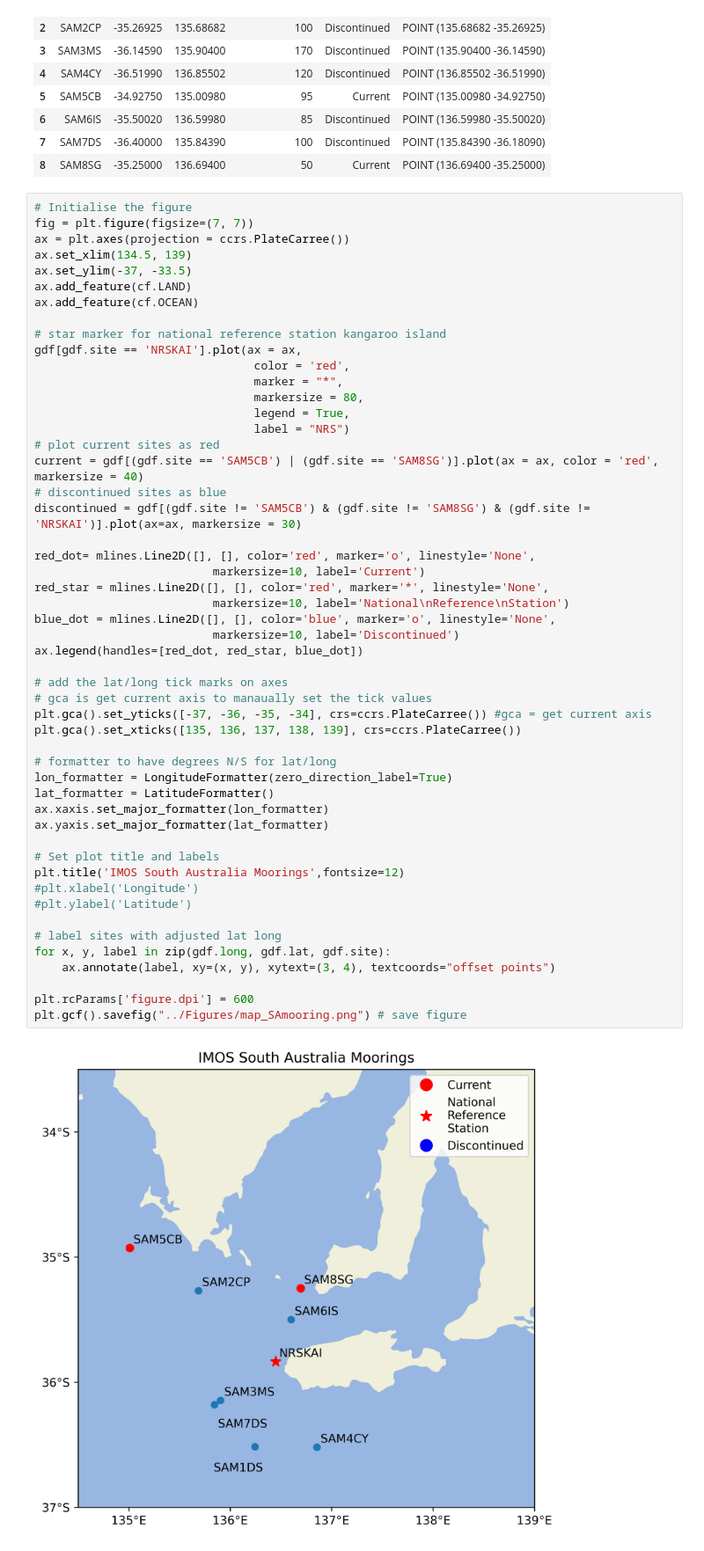
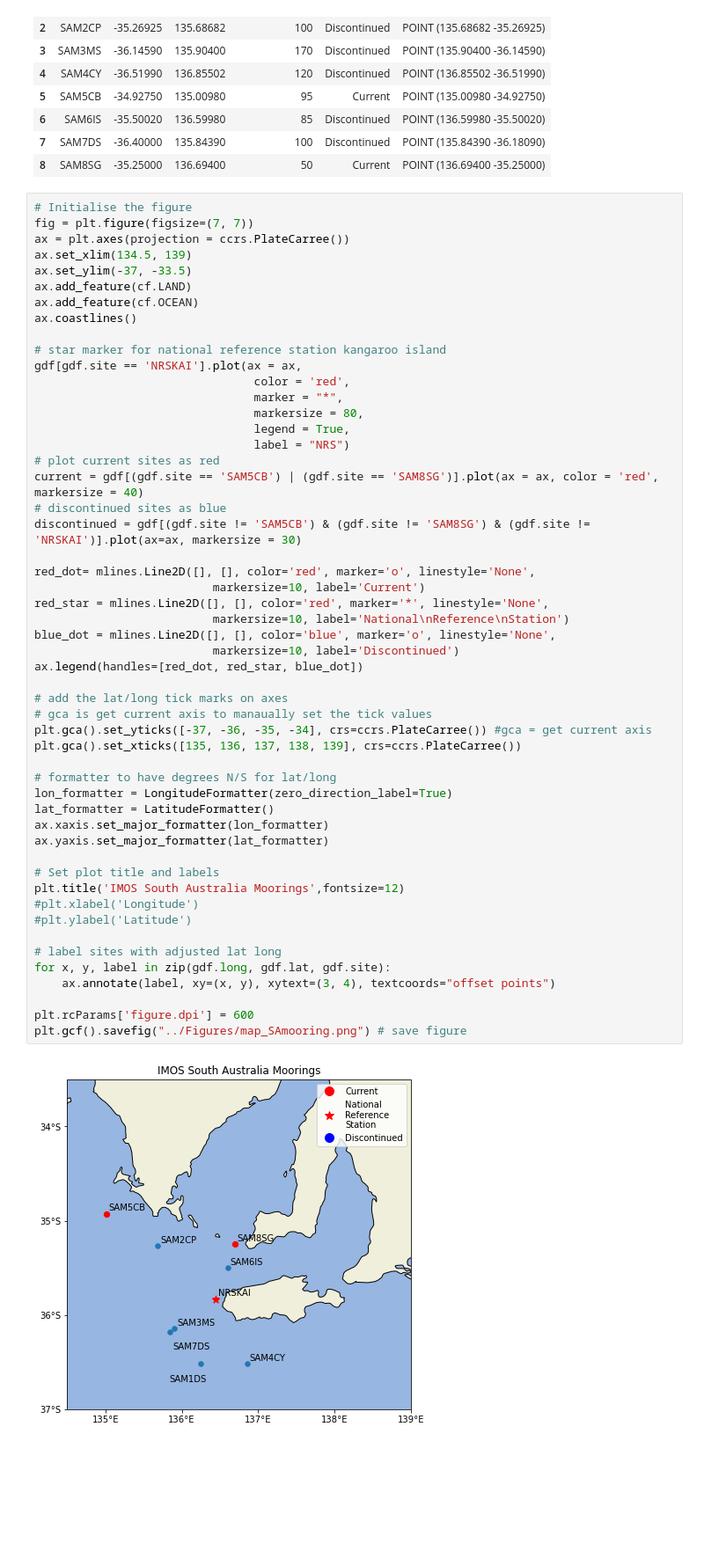
Before and after one commit to oceanhackweek/ohw23_proj_SAupwelling, a Jupyter notebook: Notebooks/map_SAmooring.ipynb, the cells around one changed output. Shown at 88% size. Saved outputs shown, nothing was run; the diff lists cells and outputs as text; blank space fills up the shorter version.

```diff
--- a/Notebooks/map_SAmooring.ipynb
+++ b/Notebooks/map_SAmooring.ipynb
@@ -109,6 +123,7 @@ ax.set_xlim(134.5, 139)
 ax.set_ylim(-37, -33.5)
 ax.add_feature(cf.LAND)
 ax.add_feature(cf.OCEAN)
+ax.coastlines()
 
 # star marker for national reference station kangaroo island
 gdf[gdf.site == 'NRSKAI'].plot(ax = ax,
@@ -126,31 +141,31 @@ red_dot= mlines.Line2D([], [], color='red', marker='o', linestyle='None',
                           markersize=10, label='Current')
 red_star = mlines.Line2D([], [], color='red', marker='*', linestyle='None',
                           markersize=10, label='National\nReference\nStation')
 blue_dot = mlines.Line2D([], [], color='blue', marker='o', linestyle='None',
                           markersize=10, label='Discontinued')
 ax.legend(handles=[red_dot, red_star, blue_dot])
 
 # add the lat/long tick marks on axes
 # gca is get current axis to manaually set the tick values
 plt.gca().set_yticks([-37, -36, -35, -34], crs=ccrs.PlateCarree()) #gca = get current axis
 plt.gca().set_xticks([135, 136, 137, 138, 139], crs=ccrs.PlateCarree())
 
 # formatter to have degrees N/S for lat/long
 lon_formatter = LongitudeFormatter(zero_direction_label=True)
 lat_formatter = LatitudeFormatter()
 ax.xaxis.set_major_formatter(lon_formatter)
 ax.yaxis.set_major_formatter(lat_formatter)
 
 # Set plot title and labels
 plt.title('IMOS South Australia Moorings',fontsize=12)
 #plt.xlabel('Longitude')
 #plt.ylabel('Latitude')
 
 # label sites with adjusted lat long
 for x, y, label in zip(gdf.long, gdf.lat, gdf.site):
     ax.annotate(label, xy=(x, y), xytext=(3, 4), textcoords="offset points")
 
 plt.rcParams['figure.dpi'] = 600
 plt.gcf().savefig("../Figures/map_SAmooring.png") # save figure
 # %% [output]
-[figure, old version]
+[figure, new version]
```
Also changed, not shown: parts of 2 cells of this notebook, 1 other file.
